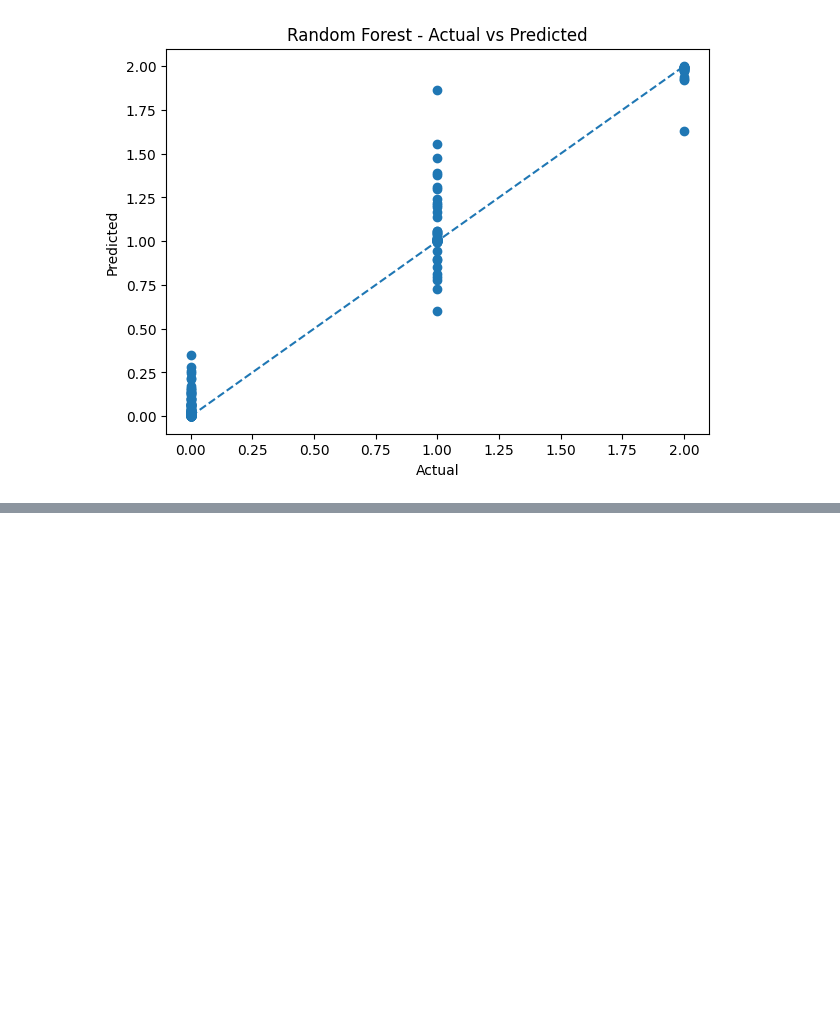
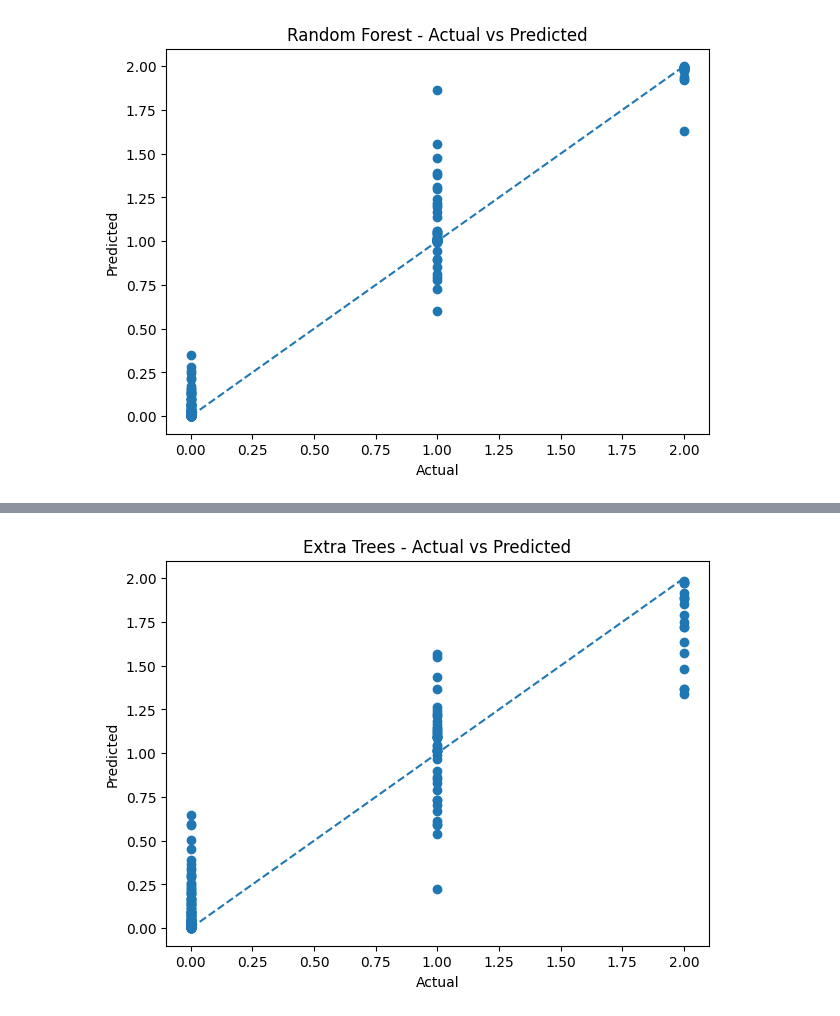
Before and after one commit to samifahim07/FitCoach-AI-Personal-Workout-Intelligence-System, a Jupyter notebook: fitcoach_ai(regression).ipynb, the cells around one changed output, grey strips where cells are left out. Drawn from its saved outputs; the diff is of its cells as text; code cells hidden in the pictures; blank space fills up the shorter version.

```diff
--- a/fitcoach_ai(regression).ipynb
+++ b/fitcoach_ai(regression).ipynb
@@ -215,3 +215,79 @@ MAE : 0.06250438542938543
 MSE : 0.016980446893694563
 RMSE : 0.13030904379088415
 [figure]
+# %%
+# Extra Trees Regressor
+
+et = ExtraTreesRegressor(
+    random_state=42
+)
+
+et_param_grid = {
+    'n_estimators': [100, 200],
+    'max_depth': [None, 10, 20],
+    'min_samples_split': [2, 5],
+    'min_samples_leaf': [1, 2]
+}
+
+et_grid = GridSearchCV(
+    et,
+    et_param_grid,
+    cv=5,
+    scoring='r2',
+    n_jobs=-1
+)
+
+model_et = et_grid.fit(xtrain, ytrain)
+
+# Best Parameters
+
+print("Best Parameters For Extra Trees:")
+print(model_et.best_params_)
+print("\n")
+
+# Training Score
+
+print("Training Score For Extra Trees :",model_et.score(xtrain, ytrain) * 100)
+
+# Testing Score
+
+print("Testing Score For Extra Trees :",model_et.score(xtest, ytest) * 100)
+
+# Predictions
+
+ytest_pred = model_et.predict(xtest)
+
+# R2 Score
+r2_et = r2_score(ytest, ytest_pred)
+print("R2 Score :", r2_et)
+
+# MAE
+mae_et = mean_absolute_error(ytest, ytest_pred)
+print("MAE :", mae_et)
+
+# MSE
+mse_et = mean_squared_error(ytest, ytest_pred)
+print("MSE :", mse_et)
+
+# RMSE
+rmse_et = np.sqrt(mse_et)
+print("RMSE :", rmse_et)
+print("\n")
+
+# Actual vs Predicted Plot
+
+plt.figure(figsize=(7, 5))
+
+plt.scatter(ytest, ytest_pred)
+
+plt.plot(
+    [ytest.min(), ytest.max()],
+    [ytest.min(), ytest.max()],
+    '--'
+)
+
+plt.xlabel("Actual")
+plt.ylabel("Predicted")
+plt.title("Extra Trees - Actual vs Predicted")
+plt.show()
+# %% [output]
@@ -217,0 +304 @@ RMSE : 0.13030904379088415
+[figure, added]
```
Also changed, not shown: parts of 1 cell of this notebook.
